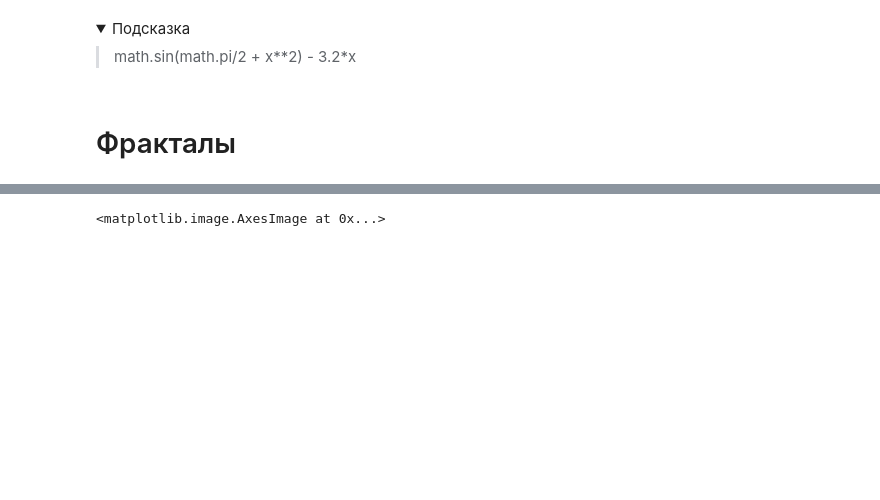
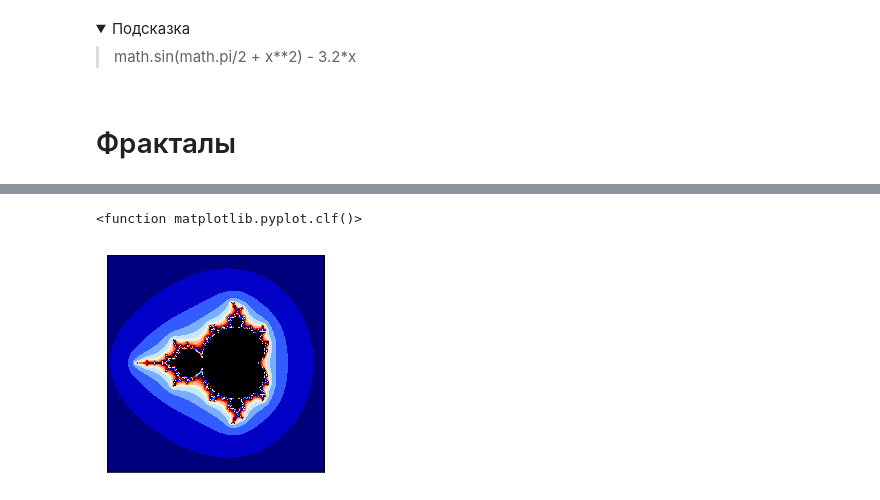
Before and after one commit to k4black/python-guide-fractals, a Jupyter notebook: PythonHSE.ipynb, the cells around one changed output, grey strips where cells are left out. Saved outputs shown, nothing was run; the diff lists cells and outputs as text; code cells hidden in the pictures; folded sections open; blank space fills up the shorter version.

```diff
--- a/PythonHSE.ipynb
+++ b/PythonHSE.ipynb
@@ -198,33 +190,36 @@ plt.imshow(-image.T, cmap='flag')
 # %%
 import matplotlib.pyplot as plt
 import numpy as np
+%matplotlib inline
 
-def mandelbrot(pmin, pmax, ppoints, qmin, qmax, qpoints,
-               max_iterations=200, infinity_border=10):
-    """
-    c = p + iq, p в диапазоне (pmin, pmax), q в диапазоне (qmin, qmax)
-    размер картинки: ppoints * qpoints
-    """
+def mandelbrot(pmin, pmax, ppoints, qmin, qmax, qpoints, max_iterations=200, infinity_border=10):
+    # c = p + iq, p в диапазоне (pmin, pmax), q в диапазоне (qmin, qmax)
+    # размер картинки: ppoints * qpoints
+
     # наш массив точек для проверки, пока что заполнен нулями
     image = np.zeros((ppoints, qpoints))
     # квадратные матрицы ppoints*qpoints точек с равномерным распредеелнием по осям в диапазонах [pmin:pmax]*[qmin:qmax]
     p, q = np.mgrid[pmin:pmax:(ppoints*1j), qmin:qmax:(qpoints*1j)]
     # матрица всех возможных значений c
     c = p + 1j*q
     # матрица нулей такой же размерности, как c
     z = np.zeros_like(c)
     for k in range(max_iterations):
         z = z**2 + c
         # все ячейки image такие,
         mask = (np.abs(z) > infinity_border) & (image == 0)
         image[mask] = k
         z[mask] = np.nan
+    # транспонируем полученное изображение
     return -image.T
+
+size_in = 4
+dpi = 192
+plt.figure(figsize=(size_in, size_in))
+image = mandelbrot(-2.5, 1.5, size_in*dpi, -2, 2, size_in*dpi)
+plt.xticks([])
+plt.yticks([])
+plt.imshow(image, cmap='flag')
+# %% [output]
+<function matplotlib.pyplot.clf()>
+[figure, added]
-# %%
-plt.figure(figsize=(1000/192, 1000/192))
-image = mandelbrot(-2.5, 1.5, 1000, -2, 2, 1000)
-plt.xticks([])
-plt.yticks([])
-plt.imshow(image, cmap='flag', interpolation='none')
-# %% [output]
-<matplotlib.image.AxesImage at 0x...>
```
Also changed, not shown: parts of 14 cells of this notebook.
